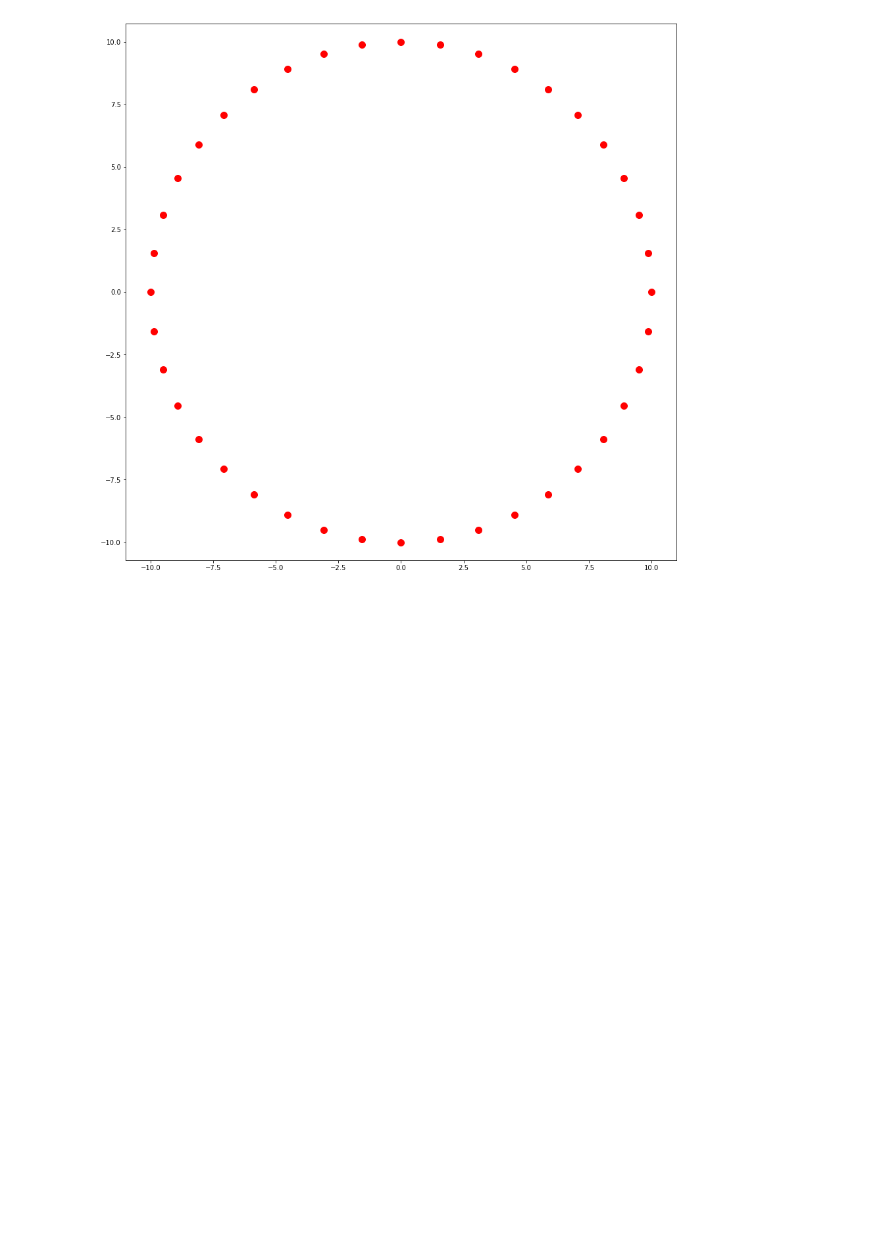
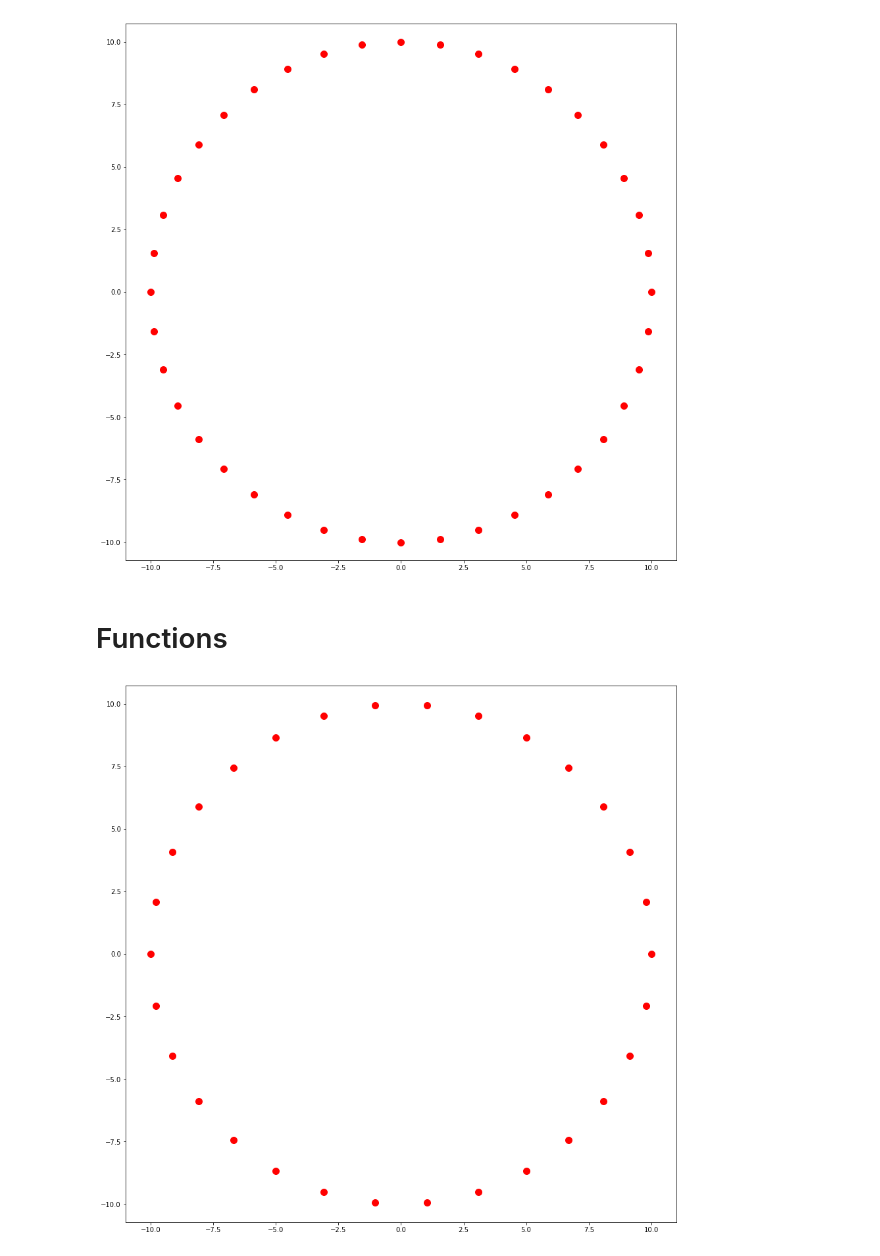
Before and after one commit to weichengyuan1226/MAS-2021, a Jupyter notebook: 01_python_basics/Basics_excercises.ipynb, the cells around one changed output. Saved outputs shown, nothing was run; the diff lists cells and outputs as text; code cells hidden in the pictures; blank space fills up the shorter version.

```diff
--- a/01_python_basics/Basics_excercises.ipynb
+++ b/01_python_basics/Basics_excercises.ipynb
@@ -116,3 +116,22 @@ plt.plot(x,y,'ro', color='red', markersize=10)
 # %% [output]
 [<matplotlib.lines.Line2D at 0x...>]
 [figure]
+# %% [markdown]
+# Functions
+# %%
+def draw_circle(N, radius, center_x, center_y, color):
+    x,y = [],[]
+
+    for i in range(N):
+        theta = math.pi * 2 * i/N
+        x.append(radius * math.cos(theta) + center_x)
+        y.append(radius * math.sin(theta) + center_y)
+
+    plt.plot(x,y,'ro', color=color, markersize=10)
+# %%
+plt.figure(figsize = (15,15))
+plt.axis('equal')
+
+draw_circle(N=30, radius=10, center_x=0, center_y=0, color='red')
+# %% [output]
+[figure, added]
```
Also changed, not shown: parts of 3 cells of this notebook.
